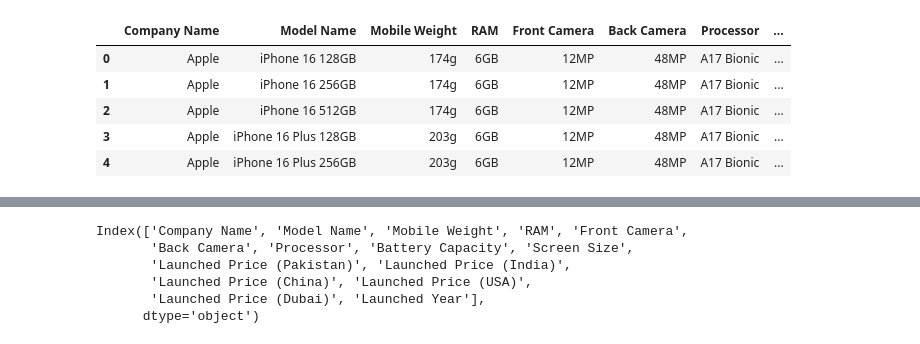
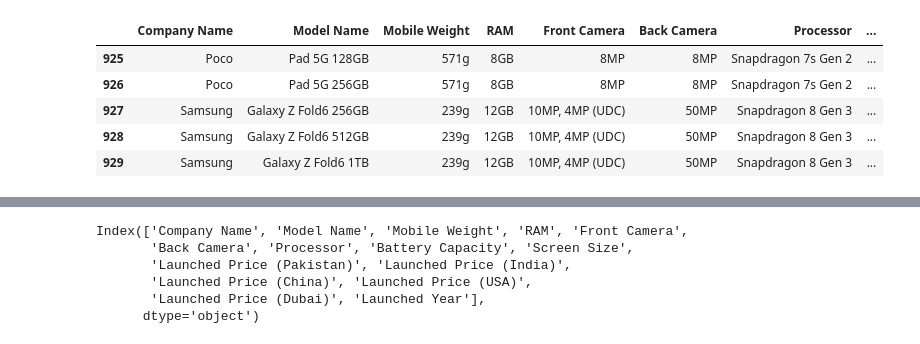
Before and after one commit to MwauraKai/pydata, a Jupyter notebook: capstone_project/smartphone_trends.ipynb, the cells around one changed output, grey strips where cells are left out. Drawn from its saved outputs; the diff is of its cells as text; code cells hidden in the pictures.

```diff
--- a/capstone_project/smartphone_trends.ipynb
+++ b/capstone_project/smartphone_trends.ipynb
@@ -3,11 +3,11 @@ import pandas as pd
 import matplotlib.pyplot as plt
 # %%
 phones=pd.read_csv(r"C:\Users\Admin\OneDrive\Desktop\pydata\capstone_project\Mobiles Dataset (2025).csv", encoding='latin1')
-phones.head()
+phones.tail()
 # %% [output]
 |  | Company Name | Model Name | Mobile Weight | RAM | Front Camera | Back Camera | Processor | ... |
-| 0 | Apple | iPhone 16 128GB | 174g | 6GB | 12MP | 48MP | A17 Bionic | ... |
-| 1 | Apple | iPhone 16 256GB | 174g | 6GB | 12MP | 48MP | A17 Bionic | ... |
-| 2 | Apple | iPhone 16 512GB | 174g | 6GB | 12MP | 48MP | A17 Bionic | ... |
-| 3 | Apple | iPhone 16 Plus 128GB | 203g | 6GB | 12MP | 48MP | A17 Bionic | ... |
-| 4 | Apple | iPhone 16 Plus 256GB | 203g | 6GB | 12MP | 48MP | A17 Bionic | ... |
+| 925 | Poco | Pad 5G 128GB | 571g | 8GB | 8MP | 8MP | Snapdragon 7s Gen 2 | ... |
+| 926 | Poco | Pad 5G 256GB | 571g | 8GB | 8MP | 8MP | Snapdragon 7s Gen 2 | ... |
+| 927 | Samsung | Galaxy Z Fold6 256GB | 239g | 12GB | 10MP, 4MP (UDC) | 50MP | Snapdragon 8 Gen 3 | ... |
+| 928 | Samsung | Galaxy Z Fold6 512GB | 239g | 12GB | 10MP, 4MP (UDC) | 50MP | Snapdragon 8 Gen 3 | ... |
+| 929 | Samsung | Galaxy Z Fold6 1TB | 239g | 12GB | 10MP, 4MP (UDC) | 50MP | Snapdragon 8 Gen 3 | ... |
```
Also changed, not shown: parts of 9 cells of this notebook, 2 other files.
